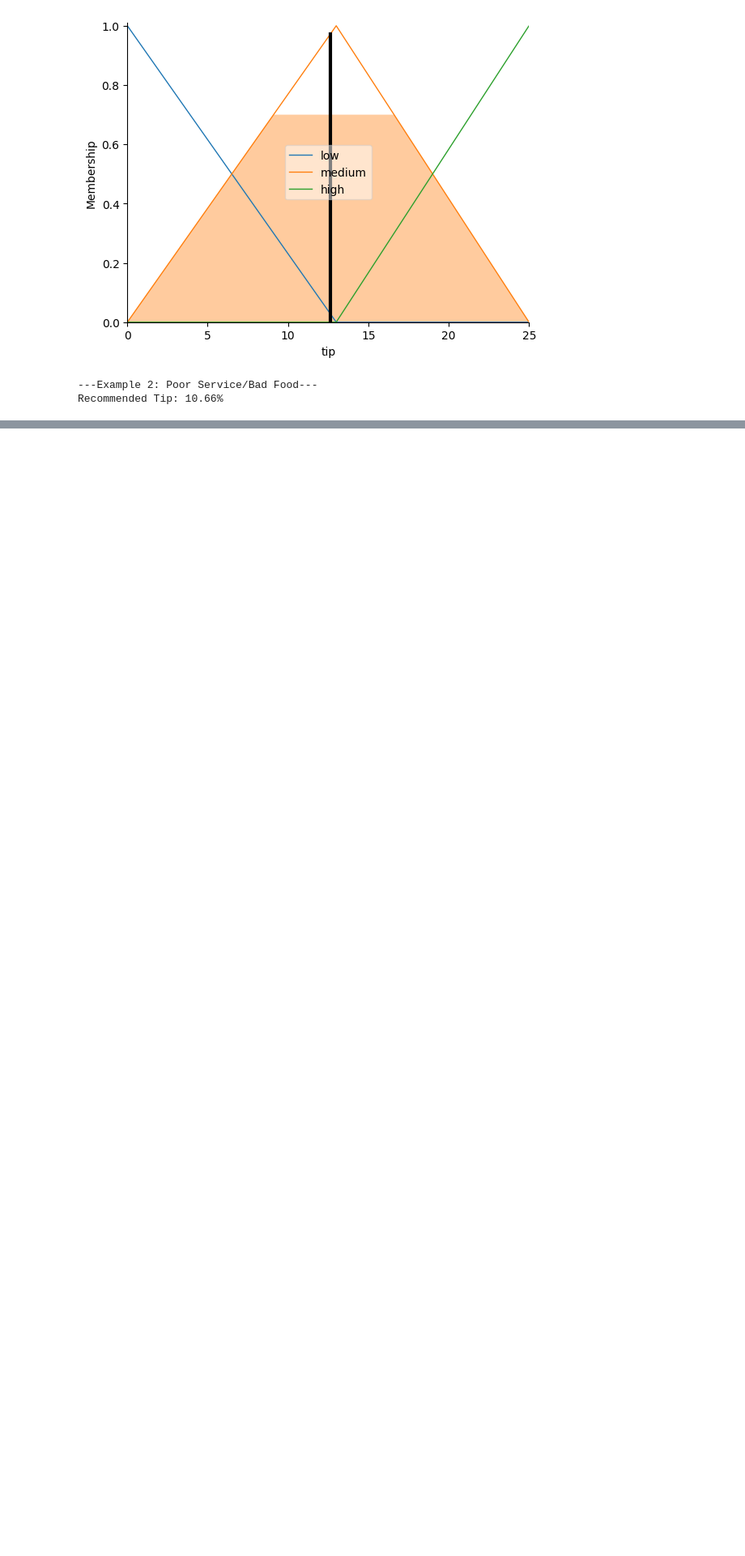
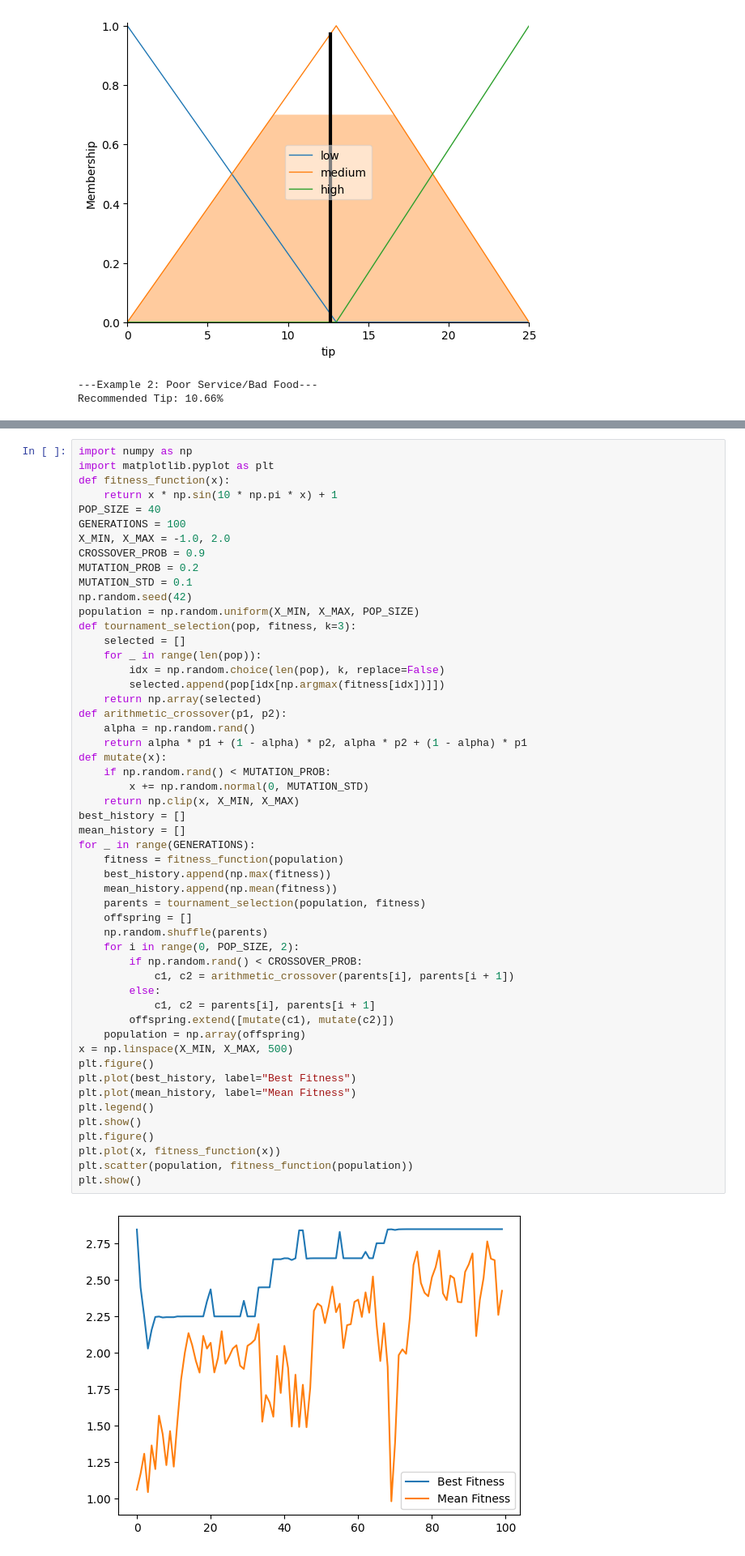
Before and after one commit to charujhagrawat20/StackIt, a Jupyter notebook: Prac1.ipynb, the cells around one changed output, grey strips where cells are left out. Shown at 81% size. Drawn from its saved outputs; the diff is of its cells as text; blank space fills up the shorter version.

```diff
--- a/Prac1.ipynb
+++ b/Prac1.ipynb
@@ -107,0 +293,54 @@ Recommended Tip: 10.66%
+# %%
+import numpy as np
+import matplotlib.pyplot as plt
+def fitness_function(x):
+    return x * np.sin(10 * np.pi * x) + 1
+POP_SIZE = 40
+GENERATIONS = 100
+X_MIN, X_MAX = -1.0, 2.0
+CROSSOVER_PROB = 0.9
+MUTATION_PROB = 0.2
+MUTATION_STD = 0.1
+np.random.seed(42)
+population = np.random.uniform(X_MIN, X_MAX, POP_SIZE)
+def tournament_selection(pop, fitness, k=3):
+    selected = []
+    for _ in range(len(pop)):
+        idx = np.random.choice(len(pop), k, replace=False)
+        selected.append(pop[idx[np.argmax(fitness[idx])]])
+    return np.array(selected)
+def arithmetic_crossover(p1, p2):
+    alpha = np.random.rand()
+    return alpha * p1 + (1 - alpha) * p2, alpha * p2 + (1 - alpha) * p1
+def mutate(x):
+    if np.random.rand() < MUTATION_PROB:
+        x += np.random.normal(0, MUTATION_STD)
+    return np.clip(x, X_MIN, X_MAX)
+best_history = []
+mean_history = []
+for _ in range(GENERATIONS):
+    fitness = fitness_function(population)
+    best_history.append(np.max(fitness))
+    mean_history.append(np.mean(fitness))
+    parents = tournament_selection(population, fitness)
+    offspring = []
+    np.random.shuffle(parents)
+    for i in range(0, POP_SIZE, 2):
+        if np.random.rand() < CROSSOVER_PROB:
+            c1, c2 = arithmetic_crossover(parents[i], parents[i + 1])
+        else:
+            c1, c2 = parents[i], parents[i + 1]
+        offspring.extend([mutate(c1), mutate(c2)])
+    population = np.array(offspring)
+x = np.linspace(X_MIN, X_MAX, 500)
+plt.figure()
+plt.plot(best_history, label="Best Fitness")
+plt.plot(mean_history, label="Mean Fitness")
+plt.legend()
+plt.show()
+plt.figure()
+plt.plot(x, fitness_function(x))
+plt.scatter(population, fitness_function(population))
+plt.show()
+# %% [output]
+[figure, added]
```
Also changed, not shown: parts of 5 cells of this notebook.
